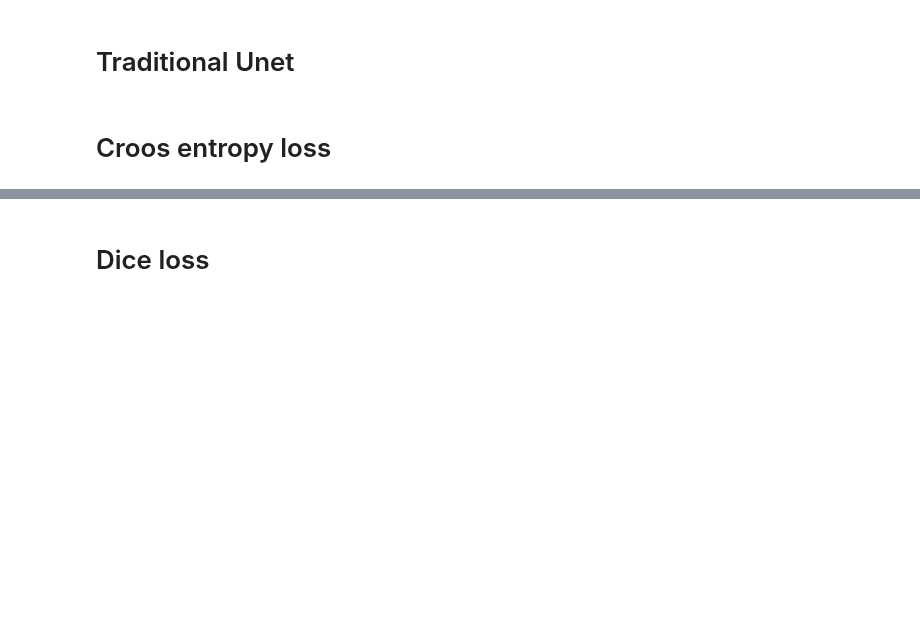
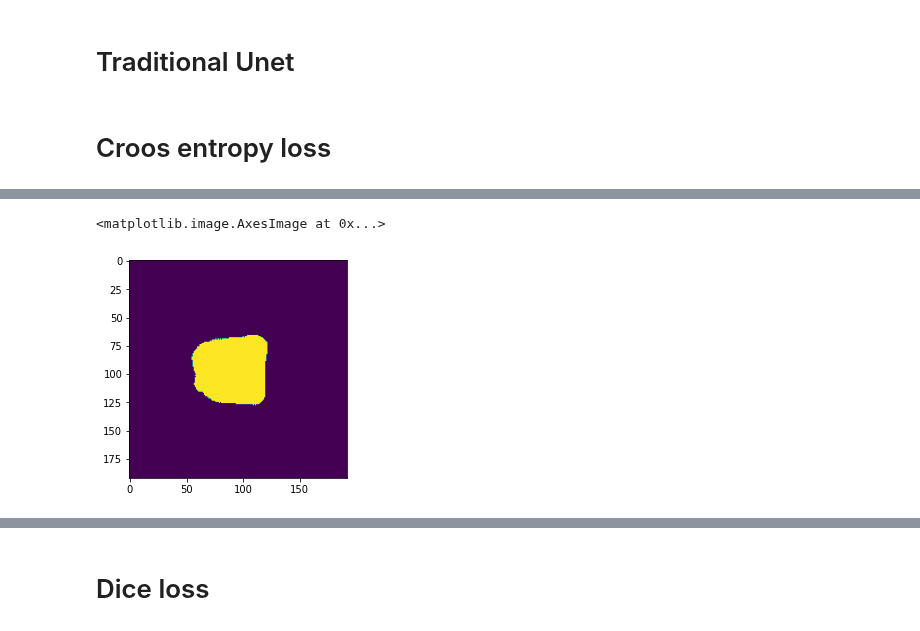
Before and after one commit to qazalmehrban/Medical-Segmentation, a Jupyter notebook: Unet_test.ipynb, the cells around one changed output, grey strips where cells are left out. Drawn from its saved outputs; the diff is of its cells as text; code cells hidden in the pictures; blank space fills up the shorter version.

Commit message:
add test sample

```diff
--- a/Unet_test.ipynb
+++ b/Unet_test.ipynb
@@ -410,7 +407,7 @@ def U_Net_Segmentation(input_size=(IMG_HEIGHT, IMG_WIDTH, IMG_CHANNELS)):
     c9 = layers.Conv2D(16, (3,3), activation='relu', kernel_initializer='he_normal',
                 padding='same')(c9)
 
-    outputs = layers.Conv2D(3,(1,1), activation="softmax",)(c9)
+    outputs = layers.Conv2D(2,(1,1), activation="softmax",)(c9)
 
     model = tf.keras.Model(inputs=[inputs], outputs=[outputs])
 
@@ -421,11 +448,10 @@ model = U_Net_Segmentation()
 # %%
 optimizer = tf.keras.optimizers.Adam()
 # %%
-model.compile(optimizer=optimizer, loss="sparse_categorical_crossentropy"
-                 )
+model.compile(optimizer=optimizer, loss="sparse_categorical_crossentropy")
 # %%
-results = model.fit(tra, seg,
+results = model.fit(train_image, train_seg_f,
                     shuffle = False,
-                    validation_split=0.1,
+
                     batch_size=32,
                     epochs=50)
@@ -437,4 +481,10 @@ def display_mask(i):
     img = PIL.ImageOps.autocontrast(keras.preprocessing.image.array_to_img(mask))
     display(img)
 
-pr = model.predict(tra[:670])
+pr = model.predict(test_image[:7])
+# %%
+mask1 = np.argmax(pr[2], axis=-1)
+plt.imshow(mask1)
+# %% [output]
+<matplotlib.image.AxesImage at 0x...>
+[figure, added]
```
Also changed, not shown: parts of 25 cells of this notebook.
